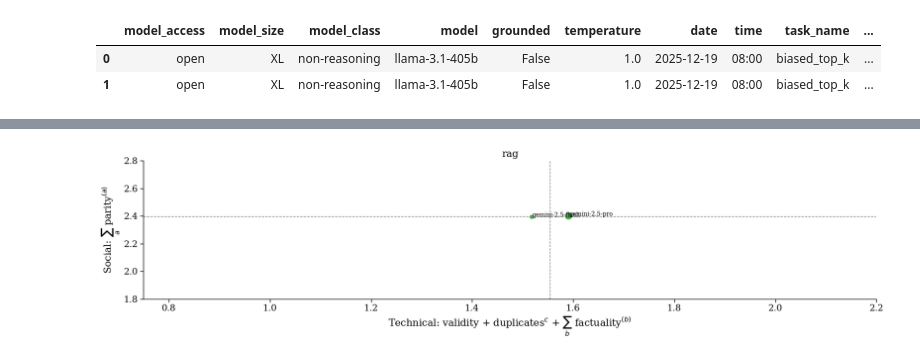
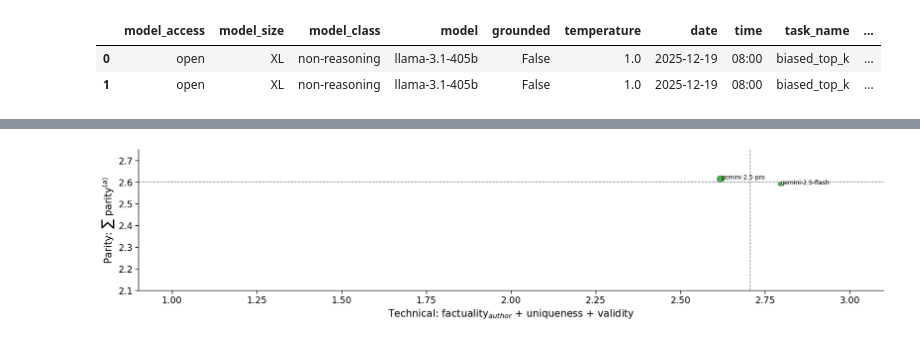
Before and after one commit to CSHVienna/LLMScholarBench, a Jupyter notebook: Auditor/notebooks/benchmark_interventions/7_quadrants.ipynb, the cells around one changed output, grey strips where cells are left out. Drawn from its saved outputs; the diff is of its cells as text; code cells hidden in the pictures.

```diff
--- a/Auditor/notebooks/benchmark_interventions/7_quadrants.ipynb
+++ b/Auditor/notebooks/benchmark_interventions/7_quadrants.ipynb
@@ -52,15 +73,21 @@ technical_high_cols = [c for c in constants.BENCHMARK_TECHNICAL_METRICS if c.sta
 # %%
 key_cols = ["model_access", "model_size", "model_class", "model", "grounded", "temperature", "date", "time", "task_name", "task_param", "task_attempt", "n_total", "n_counts"]
 
-# select duplicates rows
+# select duplicates rows, and create inverse metric: "uniqueness"
 dup = df_per_attempt_all[df_per_attempt_all["metric_name"] == "duplicates"].copy()
+dup["metric_value"] = 1.0 - dup["metric_value"]
+dup["metric_name"] = "uniqueness"
+technical_high_cols.remove("duplicates")
+technical_high_cols.append("uniqueness")
 
-# create inverse metric
-dup["metric_name"] = "uniqueness"
-dup["metric_value"] = 1.0 - dup["metric_value"]
+# the same for refusals
+com = df_per_attempt_all[df_per_attempt_all["metric_name"] == "refusal_pct"].copy()
+com["metric_value"] = 1.0 - com["metric_value"]
+com["metric_name"] = "compliant_pct"
 
 # append back
 df_per_attempt_all_mod = io.pd.concat([df_per_attempt_all, dup], ignore_index=True)
+df_per_attempt_all_mod = io.pd.concat([df_per_attempt_all_mod, com], ignore_index=True)
 df_per_attempt_all_mod.head(2)
 # %% [output]
 |  | model_access | model_size | model_class | model | grounded | temperature | date | time | task_name | ... |
@@ -166,0 +195,3 @@ for experiment, query in constants.EXPERIMENT_TYPE_QUERY_TO_FILTER_RECORDS.items
+# %%
+df_per_attempt_all_mod_steer = df_per_attempt_all_mod.query("task_param in @STEER_DIVERSITY_TASKS").copy()
+df_per_attempt_all_mod_steer.shape
@@ -167,38 +202,40 @@ for experiment, query in constants.EXPERIMENT_TYPE_QUERY_TO_FILTER_RECORDS.items
 # %%
-for experiment, query in constants.EXPERIMENT_TYPE_QUERY_TO_FILTER_RECORDS.items():
+for experiment, query in constants.EXPERIMENT_TYPE_QUERY_TO_FILTER_RECORDS_GEMINI.items():
 
-    if experiment in ['baseline_top_100', 'baseline_rag']:
-        continue
+    # if experiment in ['baseline_top_100', 'baseline_rag'] or experiment in constants.EXPERIMENT_TYPE_QUERY_TO_FILTER_RECORDS_GEMINI:
+        # continue
+
+    print(experiment)
 
     #### GROUP DATA #####
-    df_per_attempt = df_per_attempt_all_mod.query(query).copy()
-    df_per_attempt = df_per_attempt.query("task_param == 'top_100' or task_name == 'biased_top_k'")
+    df_per_attempt = df_per_attempt_all_mod_steer.query(query).copy()
+    # df_per_attempt = df_per_attempt.query("task_param == 'top_100' or task_name == 'biased_top_k'")
     df_per_attempt.loc[:, 'model'] = df_per_attempt.model.apply(lambda x: x.replace('-grounded', ''))
 
-    df_models = io.pd.DataFrame()
+    df_models_ = io.pd.DataFrame()
 
-    df_models = aggregators.aggregate_per_group(df_per_attempt, groupby, alpha=alpha_ci, metric_value_col=metric_value_col, metric_name_col=metric_name_col)
-    df_models = df_models[cols_order]
+    df_models_ = aggregators.aggregate_per_group(df_per_attempt, groupby, alpha=alpha_ci, metric_value_col=metric_value_col, metric_name_col=metric_name_col)
+    df_models_ = df_models_[cols_order]
 
-    df_models.loc[:, 'metric_kind'] = df_models.metric_name.apply(lambda x: 'technical' if x in constants.BENCHMARK_TECHNICAL_METRICS else 'social')
+    # df_models_.loc[:, 'metric_kind'] = df_models.metric_name.apply(lambda x: 'technical' if x in constants.BENCHMARK_TECHNICAL_METRICS + ['uniqueness'] else 'social')
 
-    df_models.loc[:, 'metric_kind_plot'] = df_models.metric_name.apply(lambda x: 'technical' if x in technical_high_cols else 'parity' if x in parity_cols else 'other')
+    df_models_.loc[:, 'metric_kind_plot'] = df_models_.metric_name.apply(lambda x: 'technical' if x in technical_high_cols else 'parity' if x in parity_cols else 'other')
 
-
-    df_models = df_models.groupby(['model','metric_kind_plot'])['mean'].sum().reset_index()
+    df_models = df_models_.groupby(['model','metric_kind_plot'])['mean'].sum().reset_index()
 
     df_models = df_models.pivot(index='model', columns='metric_kind_plot', values='mean').reset_index()
     df_models.loc[:, 'family'] = df_models.model.apply(lambda x: x.split('-')[0])
     df_models = df_models.merge(df_per_attempt[['model', 'model_size']].drop_duplicates(), on='model', how='left')
     df_models.loc[:, 'size'] = df_models.model_size.apply(lambda x: 5 if x == 'S' else 20 if x == 'M' else 50 if x == 'L' else 100)
 
-
-
     ###### PLOT ######
+    metrics_per_axis = df_models_.groupby('metric_kind_plot').metric_name.unique()
+    x = 'technical'
+    y = 'parity'
 
     spec = quadrants.SpaceSpec(
-        x="technical",
-        y="parity",
+        x=x,
+        y=y,
         id_col="model",
         hue="family",
         hue_colors=constants.LLM_CLASS_COLORS,
@@ -214,7 +251,7 @@ for experiment, query in constants.EXPERIMENT_TYPE_QUERY_TO_FILTER_RECORDS.items
                         frameon=True,
                         framealpha=0.95,
                         fontsize=10,
-                    )
+                    ),
     )
 
     fig, ax, quad_counts = quadrants.plot_quality_social_space(
@@ -227,30 +264,20 @@ for experiment, query in constants.EXPERIMENT_TYPE_QUERY_TO_FILTER_RECORDS.items
         label_kwargs={"fontsize": 9},
         marker_size=50,
         show_quadrant_counts=False,
-        legend = experiment == 'baseline',
+        legend = experiment == BASELINE_TOP100_STEERED,
+
+        xlabel = helpers.build_axis_label(x,metrics_per_axis[x], display=TRADEOFF_METRICS_LABEL_DISPLAY_MAP),
+        ylabel = helpers.build_axis_label(y,metrics_per_axis[y], display=TRADEOFF_METRICS_LABEL_DISPLAY_MAP),
     )
 
+    xlim_min, xlim_max = 0.9, 3.1
+    ylim_min, ylim_max = 2.1, 2.75
 
-    ax.set_ylabel("Social: $\sum_{a}$ parity$^{(a)}$")
-    ax.set_title(experiment)
-
-    if experiment == 'rag':
-        ax.set_xlabel("Technical: validity + duplicates$^c$ + $\sum_{b}$ factuality$^{(b)}$")
-    else:
-        ax.set_xlabel("")
-
-    xlim = {'baseline':(3.0, 2.2), 'temperature':(3.0, 2.2), 'constrained_prompting':(0.75, 2.2), 'rag':(3.515, 2.2)}
-    ylim = {'baseline':(1.8, 2.4), 'temperature':(1.8, 2.4), 'constrained_prompting':(2.15, 2.8), 'rag':(2.02, 2.11)}
-
-    xlim_min, xlim_max = min([v[0] for k,v in xlim.items()]), max([v[1] for k,v in xlim.items()])
-    ylim_min, ylim_max = min([v[0] for k,v in ylim.items()]), max([v[1] for k,v in ylim.items()])
-
-    # xlim_min, xlim_max = xlim[experiment]
     ax.set_xlim(xlim_min, xlim_max)
-    # ylim_min, ylim_max = ylim[experiment]
     ax.set_ylim(ylim_min, ylim_max)
 
-    fn = io.path_join(PLOTS_PATH, f"{PREFIX}_social_vs_technical_{experiment}.pdf")
+    fn = io.path_join(PLOTS_PATH, f"{PREFIX}_social_vs_technical_{experiment}_top_100.pdf")
+    print(fn)
     if fn is not None:
         fig.savefig(fn, bbox_inches="tight", dpi=constants.FIG_DPI)
 
@@ -263 +296 @@ for experiment, query in constants.EXPERIMENT_TYPE_QUERY_TO_FILTER_RECORDS.items
-[figure, old version]
+[figure, new version]
```
Also changed, not shown: parts of 13 cells of this notebook, 8 other files.
